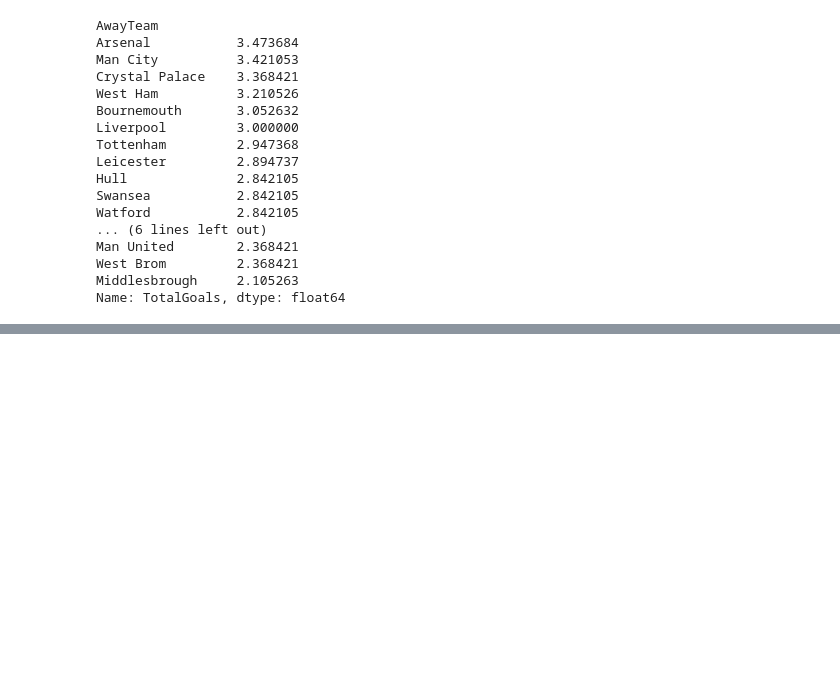
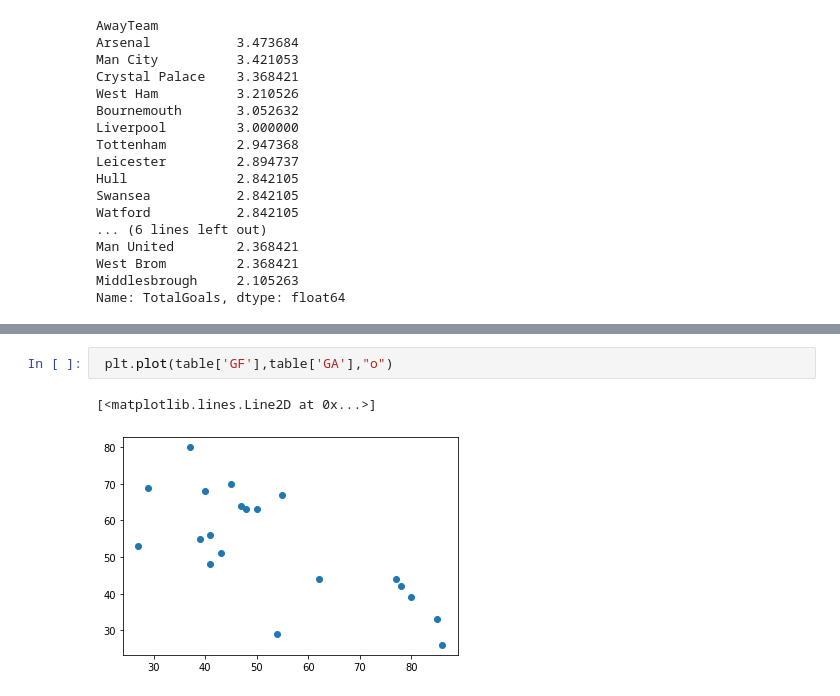
Before and after one commit to dylodylo/football-data-analysis, a Jupyter notebook: PythonFC/main.ipynb, the cells around one changed output, grey strips where cells are left out. Saved outputs shown, nothing was run; the diff lists cells and outputs as text; blank space fills up the shorter version.

```diff
--- a/PythonFC/main.ipynb
+++ b/PythonFC/main.ipynb
@@ -618,0 +670,5 @@ Name: TotalGoals, dtype: float64
+# %%
+ plt.plot(table['GF'],table['GA'],"o")
+# %% [output]
+[<matplotlib.lines.Line2D at 0x...>]
+[figure, added]
```
Also changed, not shown: parts of 10 cells of this notebook.
